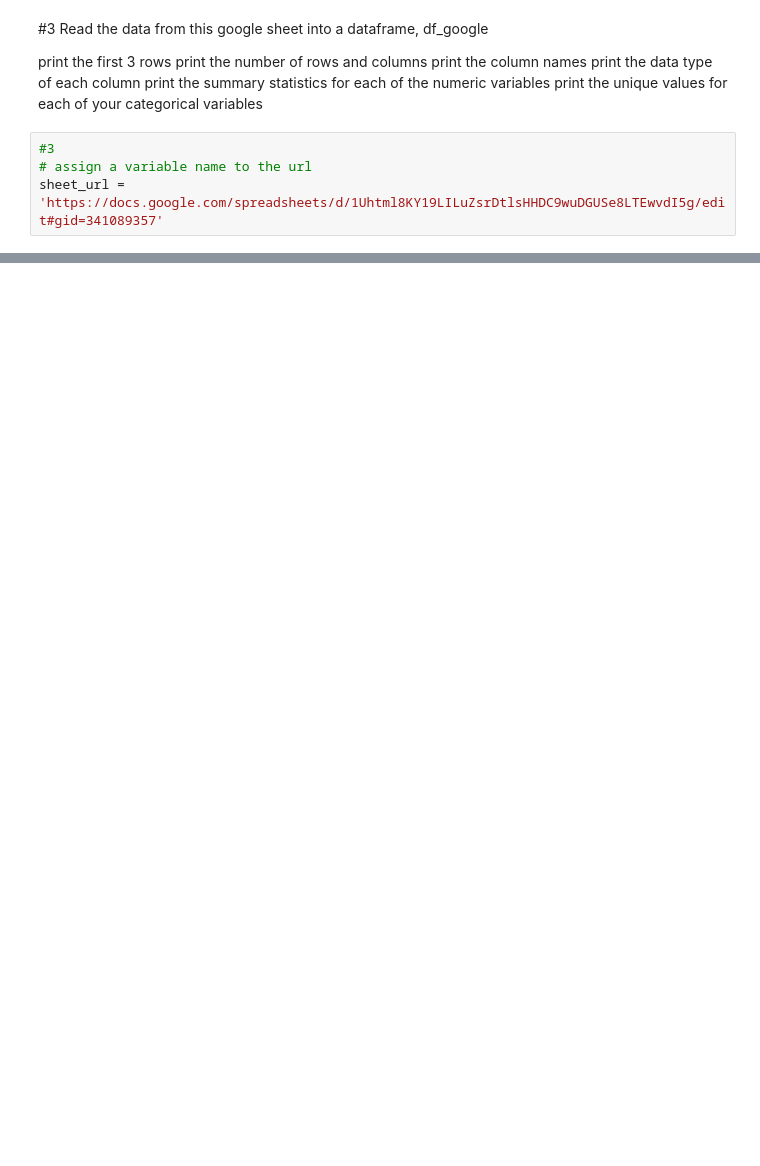
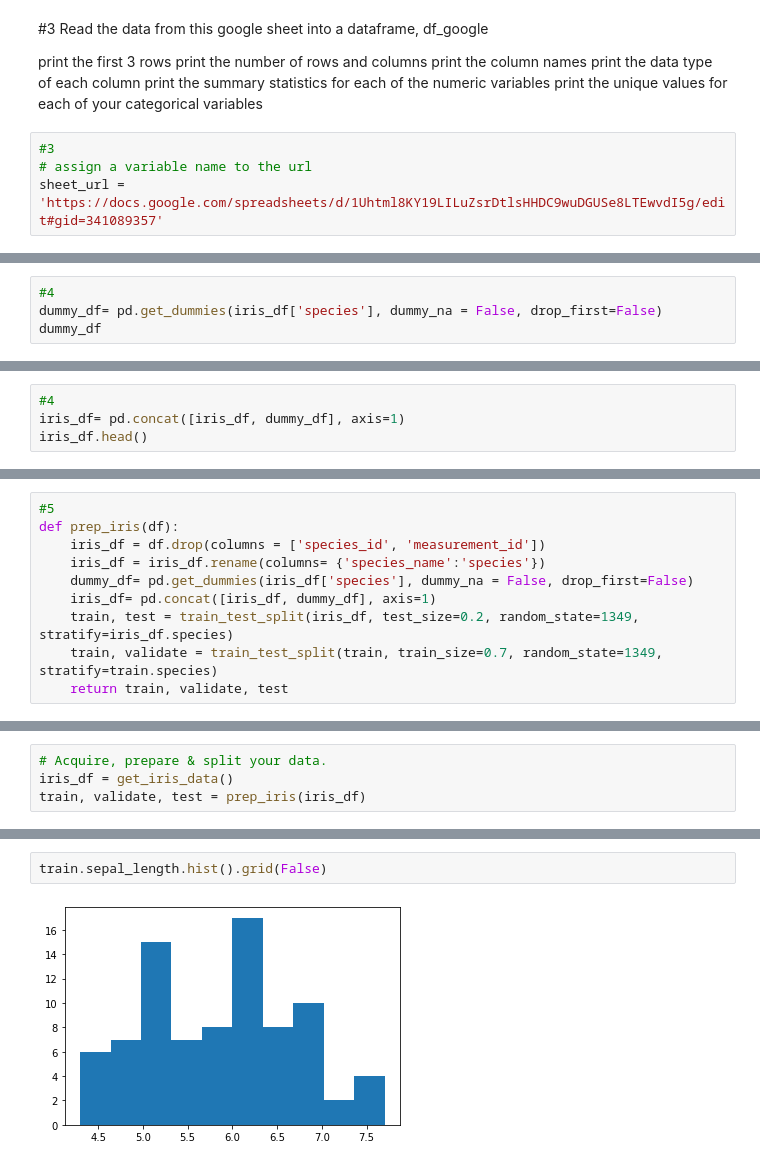
Before and after one commit to ian-james-johnson/classification_exercises, a Jupyter notebook: classification_exercises.ipynb, the cells around one changed output, grey strips where cells are left out. Saved outputs shown, nothing was run; the diff lists cells and outputs as text; blank space fills up the shorter version.

```diff
--- a/classification_exercises.ipynb
+++ b/classification_exercises.ipynb
@@ -270,0 +221,4 @@ Name: Embarked, dtype: int64
+# %%
+#4
+dummy_df= pd.get_dummies(iris_df['species'], dummy_na = False, drop_first=False)
+dummy_df
@@ -270,0 +243,4 @@ Name: Embarked, dtype: int64
+# %%
+#4
+iris_df= pd.concat([iris_df, dummy_df], axis=1)
+iris_df.head()
@@ -270,0 +254,10 @@ Name: Embarked, dtype: int64
+# %%
+#5
+def prep_iris(df):
+    iris_df = df.drop(columns = ['species_id', 'measurement_id'])
+    iris_df = iris_df.rename(columns= {'species_name':'species'})
+    dummy_df= pd.get_dummies(iris_df['species'], dummy_na = False, drop_first=False)
+    iris_df= pd.concat([iris_df, dummy_df], axis=1)
+    train, test = train_test_split(iris_df, test_size=0.2, random_state=1349, stratify=iris_df.species)
+    train, validate = train_test_split(train, train_size=0.7, random_state=1349, stratify=train.species)
+    return train, validate, test
@@ -270,0 +308,4 @@ Name: Embarked, dtype: int64
+# %%
+# Acquire, prepare & split your data.
+iris_df = get_iris_data()
+train, validate, test = prep_iris(iris_df)
@@ -270,0 +340,4 @@ Name: Embarked, dtype: int64
+# %%
+train.sepal_length.hist().grid(False)
+# %% [output]
+[figure, added]
```
Also changed, not shown: parts of 65 cells of this notebook, 1 other file.
